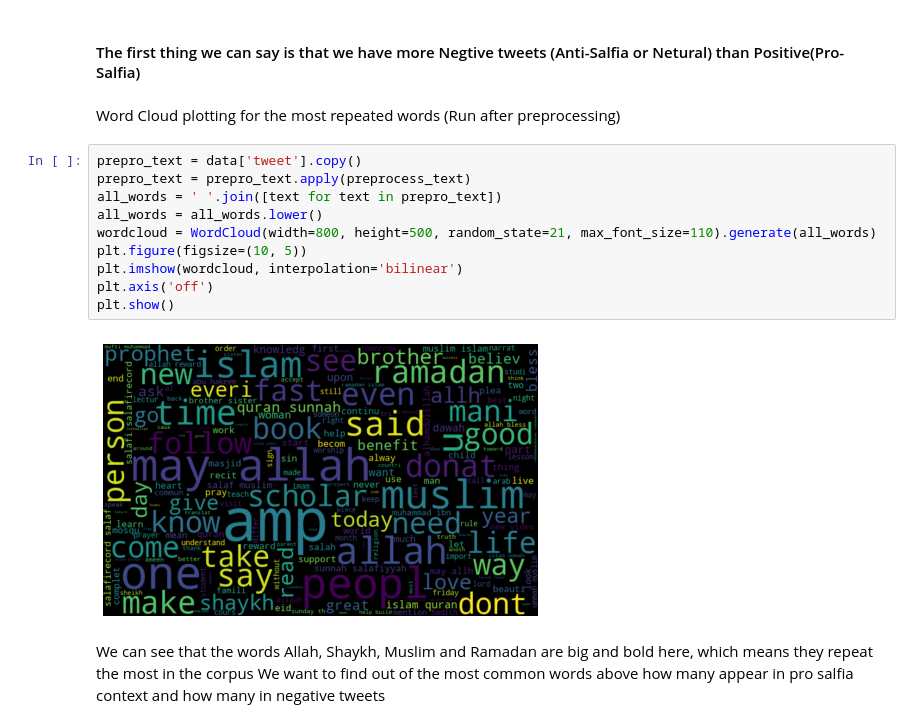
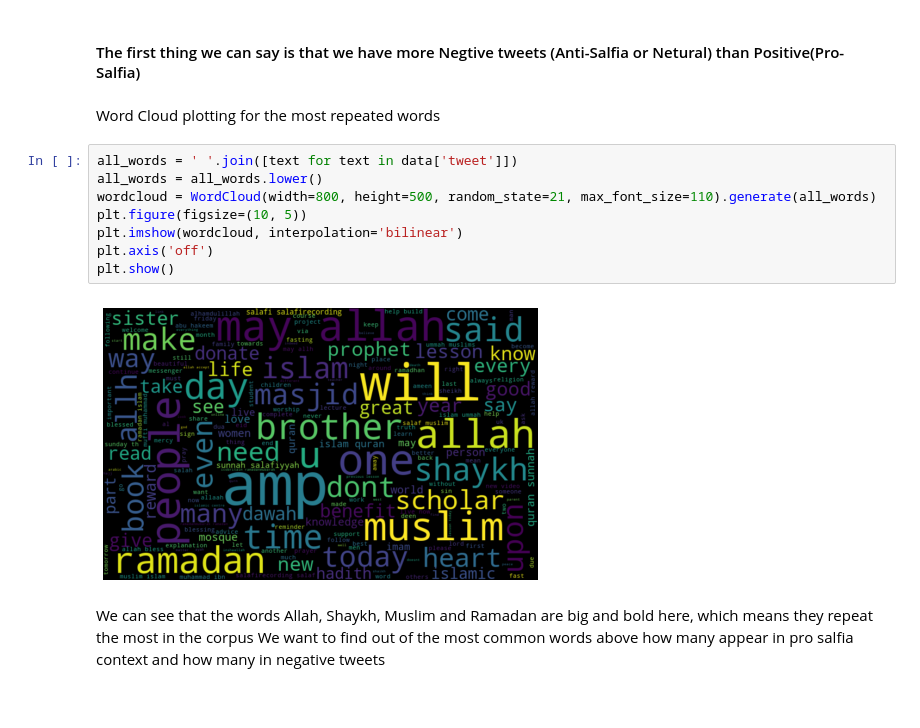
Before and after one commit to ErezGilat/Final-Project-BCS---NLP-in-twitter---salfia-movement-detection, a Jupyter notebook: final_note.ipynb, the cells around one changed output. Saved outputs shown, nothing was run; the diff lists cells and outputs as text.

```diff
--- a/final_note.ipynb
+++ b/final_note.ipynb
@@ -106,19 +79,17 @@ def preprocess_text(text):
 # %% [markdown]
 #### The first thing we can say is that we have more Negtive tweets (Anti-Salfia or Netural) than Positive(Pro-Salfia)
 # %% [markdown]
-Word Cloud plotting for the most repeated words (Run after preprocessing)
+Word Cloud plotting for the most repeated words
 # %%
-prepro_text = data['tweet'].copy()
-prepro_text = prepro_text.apply(preprocess_text)
-all_words = ' '.join([text for text in prepro_text])
+all_words = ' '.join([text for text in data['tweet']])
 all_words = all_words.lower()
 wordcloud = WordCloud(width=800, height=500, random_state=21, max_font_size=110).generate(all_words)
 plt.figure(figsize=(10, 5))
 plt.imshow(wordcloud, interpolation='bilinear')
 plt.axis('off')
 plt.show()
 # %% [output]
-[figure, old version]
+[figure, new version]
 # %% [markdown]
 We can see that the words Allah, Shaykh, Muslim and Ramadan are big and bold here, which means they repeat the most in the corpus
 We want to find out of the most common words above how many appear in pro salfia context and how many in negative tweets
```
Also changed, not shown: parts of 29 cells of this notebook.
